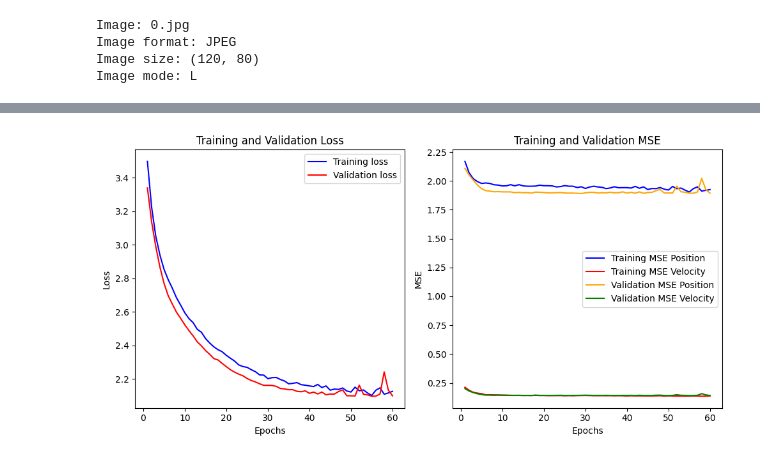
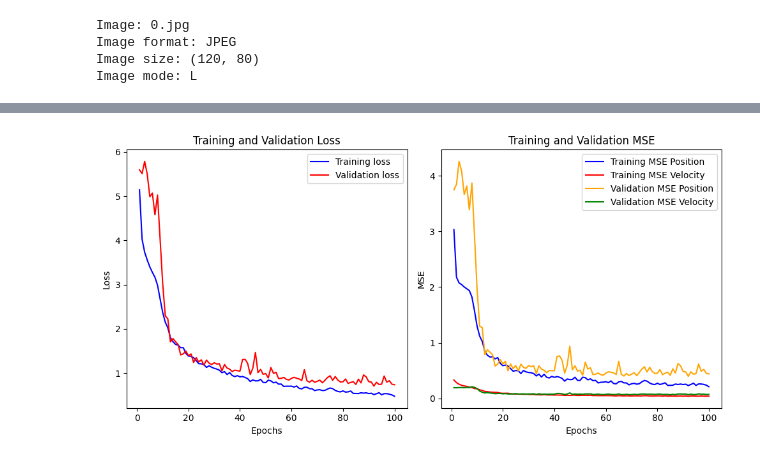
Before and after one commit to luke-ro/ball-prediction, a Jupyter notebook: Final_Model.ipynb, the cells around one changed output, grey strips where cells are left out. Cells and saved outputs as stored; diff of their text form; code cells hidden in the pictures.

```diff
--- a/Final_Model.ipynb
+++ b/Final_Model.ipynb
@@ -290,13 +321,22 @@ ________________________________________________________________________________
 import tensorflow as tf
 from keras.callbacks import EarlyStopping
 
-images_tf = tf.convert_to_tensor(X_train['images'].tolist())
-car_positions_tf = tf.convert_to_tensor(X_train['car_positions'].tolist())
-car_velocities_tf = tf.convert_to_tensor(X_train['car_velocities'].tolist())
-car_thetas_tf = tf.convert_to_tensor(X_train['car_thetas'].tolist())
-ball_positions_tf = tf.convert_to_tensor(y_train['ball_positions'].tolist())
-ball_velocities_tf = tf.convert_to_tensor(y_train['ball_velocities'].tolist())
-early_stopping = EarlyStopping(monitor='val_loss', patience=5, restore_best_weights=True)
-print(ball_positions_tf.shape)
-history = model.fit([images_tf, car_positions_tf, car_velocities_tf, car_thetas_tf], [ball_positions_tf, ball_velocities_tf], validation_split=0.25,epochs=100, batch_size=32,  verbose=1, callbacks=[early_stopping])
+# images_tf = tf.convert_to_tensor(X_train['images'].tolist())
+# car_positions_tf = tf.convert_to_tensor(X_train['car_positions'].tolist())
+# car_velocities_tf = tf.convert_to_tensor(X_train['car_velocities'].tolist())
+# car_thetas_tf = tf.convert_to_tensor(X_train['car_thetas'].tolist())
+# ball_positions_tf = tf.convert_to_tensor(y_train['ball_positions'].tolist())
+# ball_velocities_tf = tf.convert_to_tensor(y_train['ball_velocities'].tolist())
+
+images_tf = np.array(X_train['images'].tolist())
+car_positions_tf = np.array(X_train['car_positions'].tolist())
+car_velocities_tf = np.array(X_train['car_velocities'].tolist())
+car_thetas_tf = np.array(X_train['car_thetas'].tolist())
+ball_positions_tf = np.array(y_train['ball_positions'].tolist())
+ball_velocities_tf = np.array(y_train['ball_velocities'].tolist())
+
+early_stopping = EarlyStopping(monitor='val_loss', patience=10, restore_best_weights=True)
+# print(np.shape(X_train['images'].tolist()), images_tf.shape)
+history = model.fit([images_tf, car_positions_tf, car_velocities_tf, car_thetas_tf], [ball_positions_tf, ball_velocities_tf], validation_split=0.2,epochs=100, batch_size=32,  verbose=1, callbacks=[early_stopping])
+# history = model.fit([images_tf], [ball_positions_tf], validation_split=0.2,epochs=100, batch_size=16,  verbose=1, callbacks=[early_stopping])
 # %% [output]
@@ -344,39 +385,41 @@ import matplotlib.pyplot as plt
 
 # Get the loss and MSE values from the training history
 loss = history.history['loss']
-mse_pos = history.history['reshape_mse']
-mse_vel = history.history['reshape_1_mse']
+# mse_pos = history.history['mae']
+mse_pos = history.history['reshape_2_mse']
+mse_vel = history.history['reshape_3_mse']
 val_loss = history.history['val_loss']
-val_mse_pos = history.history['val_reshape_mse']
-val_mse_vel = history.history['val_reshape_1_mse']
+# val_mse_pos = history.history['val_mae']
+val_mse_pos = history.history['val_reshape_2_mse']
+val_mse_vel = history.history['val_reshape_3_mse']
 
 # Plot the loss and MSE for each epoch
 epochs = range(1, len(loss) + 1)
 
 plt.figure(figsize=(10, 5))
 
 plt.subplot(1, 2, 1)
 plt.plot(epochs, loss, 'b', label='Training loss')
 plt.plot(epochs, val_loss, 'r', label='Validation loss')
 plt.title('Training and Validation Loss')
 plt.xlabel('Epochs')
 plt.ylabel('Loss')
 plt.legend()
 
 plt.subplot(1, 2, 2)
 plt.plot(epochs, mse_pos, 'b', label='Training MSE Position')
 plt.plot(epochs, mse_vel, 'r', label='Training MSE Velocity')
 plt.plot(epochs, val_mse_pos, 'orange', label='Validation MSE Position')
 plt.plot(epochs, val_mse_vel, 'g', label='Validation MSE Velocity')
 plt.title('Training and Validation MSE')
 plt.xlabel('Epochs')
 plt.ylabel('MSE')
 plt.legend()
 
 plt.tight_layout()
 plt.show()
 # %% [output]
-[figure, old version]
+[figure, new version]
 # %%
 pred = model.predict([test_images_tf, test_car_positions_tf, test_car_velocities_tf, test_car_thetas_tf])
 # prediction for the first sample
```
Also changed, not shown: parts of 8 cells of this notebook.
